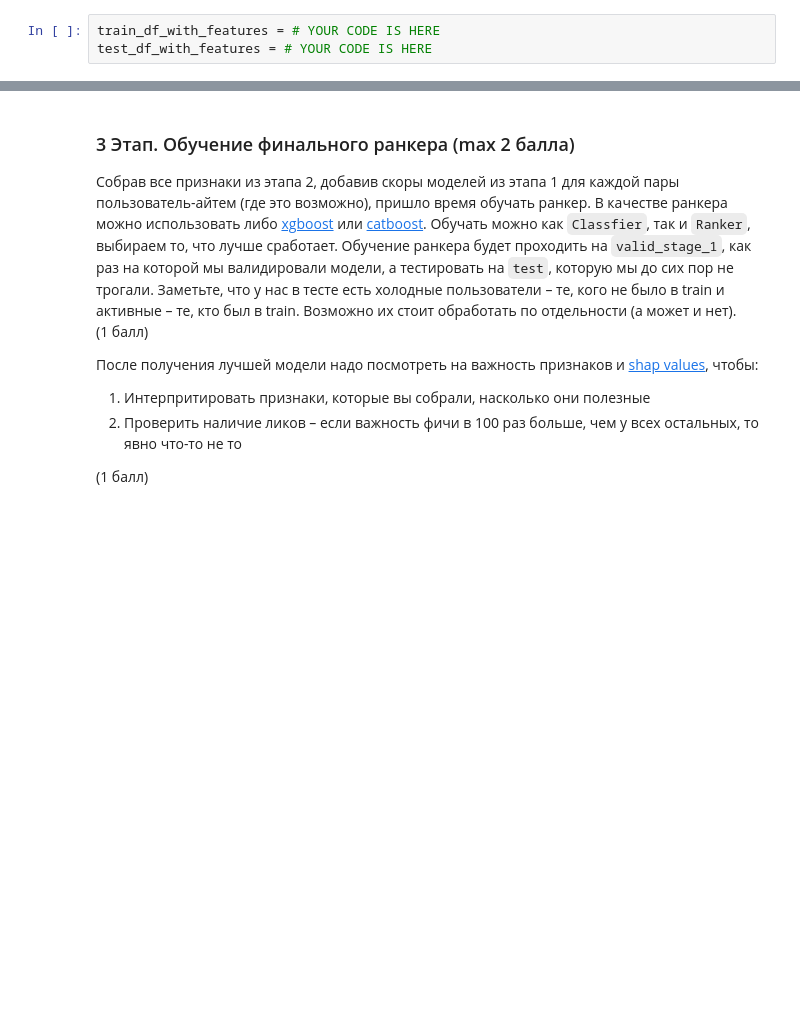
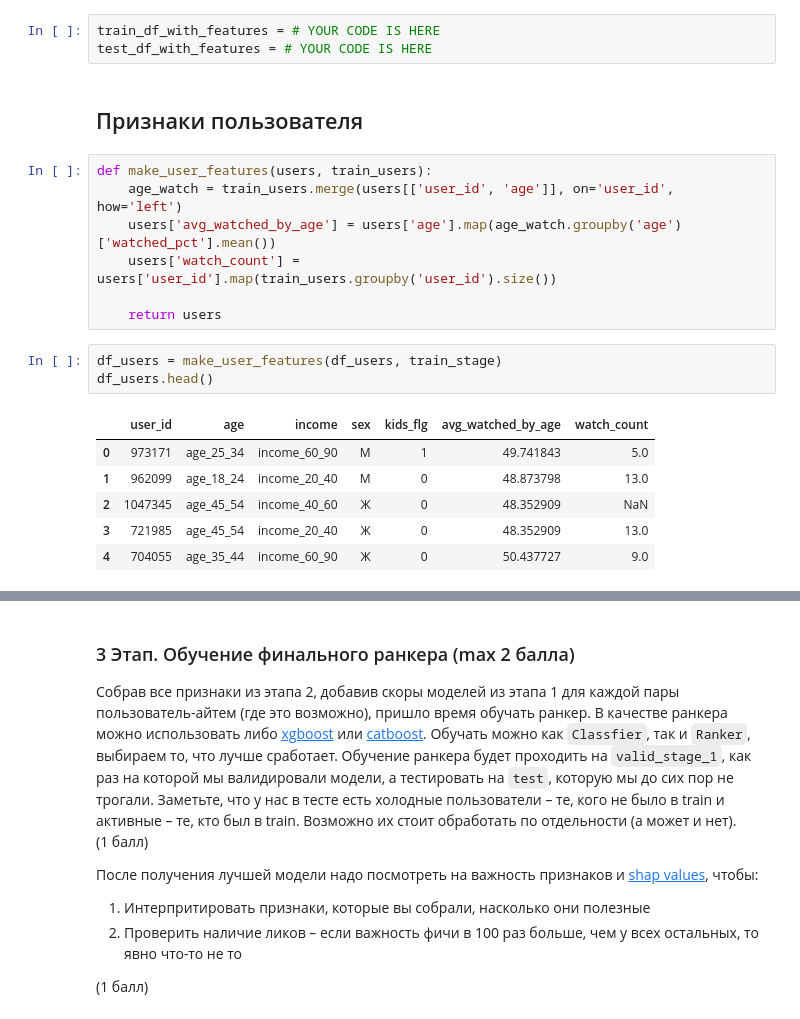
Before and after one commit to xanderkov/HSE-RecSys, a Jupyter notebook: hw-03/HSE RecSys HW3.ipynb, the cells around one changed output, grey strips where cells are left out. Drawn from its saved outputs; the diff is of its cells as text; blank space fills up the shorter version.

```diff
--- a/hw-03/HSE RecSys HW3.ipynb
+++ b/hw-03/HSE RecSys HW3.ipynb
@@ -510,3 +463,22 @@ my_neural_network = RecommendationNeuralNetwork(train_stage_1)
 # %%
 train_df_with_features = # YOUR CODE IS HERE
 test_df_with_features = # YOUR CODE IS HERE
+# %% [markdown]
+## Признаки пользователя
+# %%
+def make_user_features(users, train_users):
+    age_watch = train_users.merge(users[['user_id', 'age']], on='user_id', how='left')
+    users['avg_watched_by_age'] = users['age'].map(age_watch.groupby('age')['watched_pct'].mean())
+    users['watch_count'] = users['user_id'].map(train_users.groupby('user_id').size())
+
+    return users
+# %%
+df_users = make_user_features(df_users, train_stage)
+df_users.head()
+# %% [output]
+|  | user_id | age | income | sex | kids_flg | avg_watched_by_age | watch_count |
+| 0 | 973171 | age_25_34 | income_60_90 | М | 1 | 49.741843 | 5.0 |
+| 1 | 962099 | age_18_24 | income_20_40 | М | 0 | 48.873798 | 13.0 |
+| 2 | 1047345 | age_45_54 | income_40_60 | Ж | 0 | 48.352909 | NaN |
+| 3 | 721985 | age_45_54 | income_20_40 | Ж | 0 | 48.352909 | 13.0 |
+| 4 | 704055 | age_35_44 | income_60_90 | Ж | 0 | 50.437727 | 9.0 |
```
Also changed, not shown: parts of 21 cells of this notebook.
